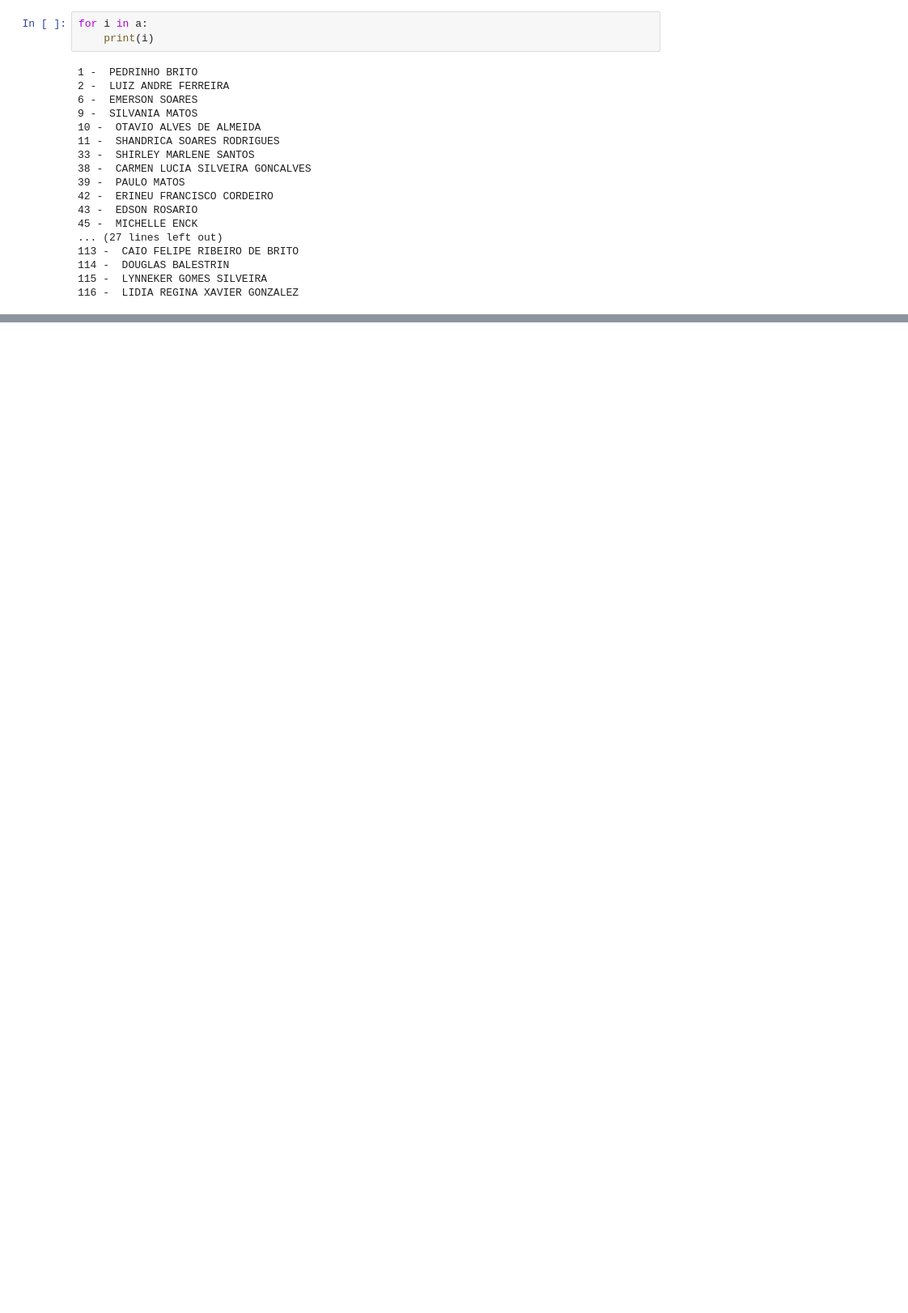
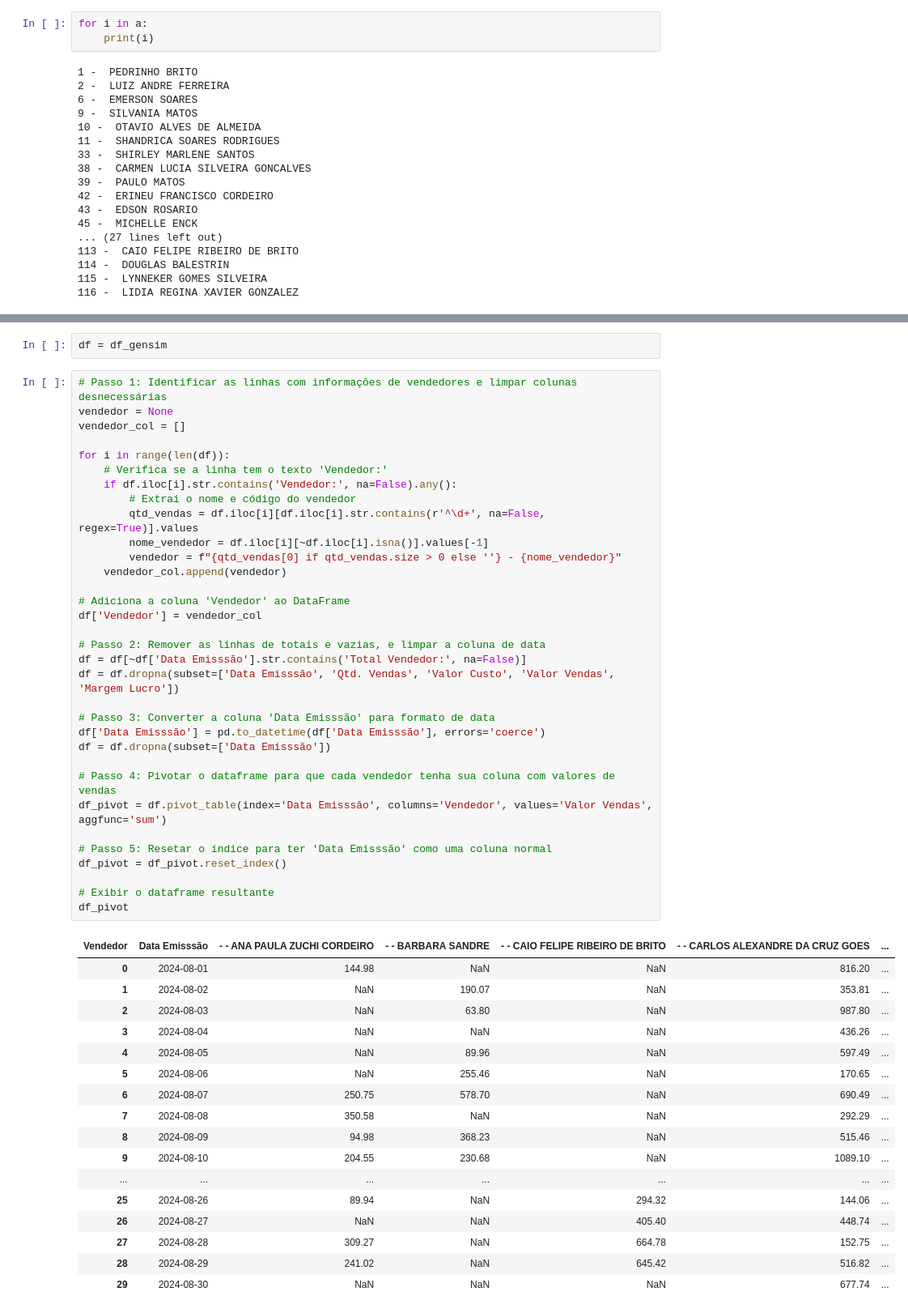
Before and after one commit to emersonsoaressc/spx, a Jupyter notebook: project_estoque.ipynb, the cells around one changed output, grey strips where cells are left out. Shown at 81% size. Saved outputs shown, nothing was run; the diff lists cells and outputs as text; blank space fills up the shorter version.

```diff
--- a/project_estoque.ipynb
+++ b/project_estoque.ipynb
@@ -88,0 +89,53 @@ df_gensim
+# %%
+df = df_gensim
+# %%
+# Passo 1: Identificar as linhas com informações de vendedores e limpar colunas desnecessárias
+vendedor = None
+vendedor_col = []
+
+for i in range(len(df)):
+    # Verifica se a linha tem o texto 'Vendedor:'
+    if df.iloc[i].str.contains('Vendedor:', na=False).any():
+        # Extrai o nome e código do vendedor
+        qtd_vendas = df.iloc[i][df.iloc[i].str.contains(r'^\d+', na=False, regex=True)].values
+        nome_vendedor = df.iloc[i][~df.iloc[i].isna()].values[-1]
+        vendedor = f"{qtd_vendas[0] if qtd_vendas.size > 0 else ''} - {nome_vendedor}"
+    vendedor_col.append(vendedor)
+
+# Adiciona a coluna 'Vendedor' ao DataFrame
+df['Vendedor'] = vendedor_col
+
+# Passo 2: Remover as linhas de totais e vazias, e limpar a coluna de data
+df = df[~df['Data Emisssão'].str.contains('Total Vendedor:', na=False)]
+df = df.dropna(subset=['Data Emisssão', 'Qtd. Vendas', 'Valor Custo', 'Valor Vendas', 'Margem Lucro'])
+
+# Passo 3: Converter a coluna 'Data Emisssão' para formato de data
+df['Data Emisssão'] = pd.to_datetime(df['Data Emisssão'], errors='coerce')
+df = df.dropna(subset=['Data Emisssão'])
+
+# Passo 4: Pivotar o dataframe para que cada vendedor tenha sua coluna com valores de vendas
+df_pivot = df.pivot_table(index='Data Emisssão', columns='Vendedor', values='Valor Vendas', aggfunc='sum')
+
+# Passo 5: Resetar o índice para ter 'Data Emisssão' como uma coluna normal
+df_pivot = df_pivot.reset_index()
+
+# Exibir o dataframe resultante
+df_pivot
+# %% [output]
+| Vendedor | Data Emisssão | - - ANA PAULA ZUCHI CORDEIRO | - - BARBARA SANDRE | - - CAIO FELIPE RIBEIRO DE BRITO | - - CARLOS ALEXANDRE DA CRUZ GOES | ... |
+| 0 | 2024-08-01 | 144.98 | NaN | NaN | 816.20 | ... |
+| 1 | 2024-08-02 | NaN | 190.07 | NaN | 353.81 | ... |
+| 2 | 2024-08-03 | NaN | 63.80 | NaN | 987.80 | ... |
+| 3 | 2024-08-04 | NaN | NaN | NaN | 436.26 | ... |
+| 4 | 2024-08-05 | NaN | 89.96 | NaN | 597.49 | ... |
+| 5 | 2024-08-06 | NaN | 255.46 | NaN | 170.65 | ... |
+| 6 | 2024-08-07 | 250.75 | 578.70 | NaN | 690.49 | ... |
+| 7 | 2024-08-08 | 350.58 | NaN | NaN | 292.29 | ... |
+| 8 | 2024-08-09 | 94.98 | 368.23 | NaN | 515.46 | ... |
+| 9 | 2024-08-10 | 204.55 | 230.68 | NaN | 1089.10 | ... |
+| ... | ... | ... | ... | ... | ... | ... |
+| 25 | 2024-08-26 | 89.94 | NaN | 294.32 | 144.06 | ... |
+| 26 | 2024-08-27 | NaN | NaN | 405.40 | 448.74 | ... |
+| 27 | 2024-08-28 | 309.27 | NaN | 664.78 | 152.75 | ... |
+| 28 | 2024-08-29 | 241.02 | NaN | 645.42 | 516.82 | ... |
+| 29 | 2024-08-30 | NaN | NaN | NaN | 677.74 | ... |
```
Also changed, not shown: parts of 2 cells of this notebook, 10 other files.
